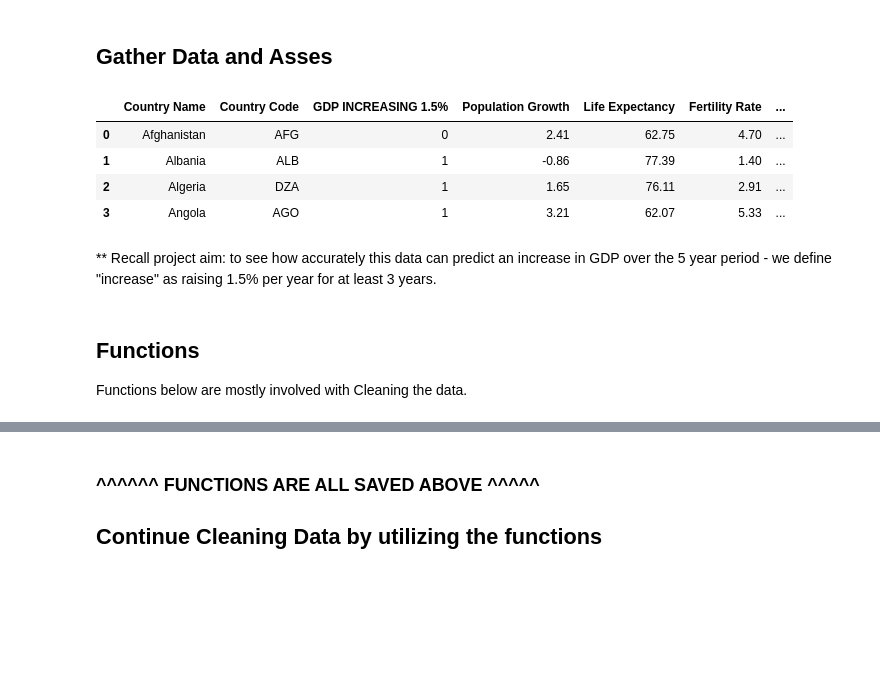
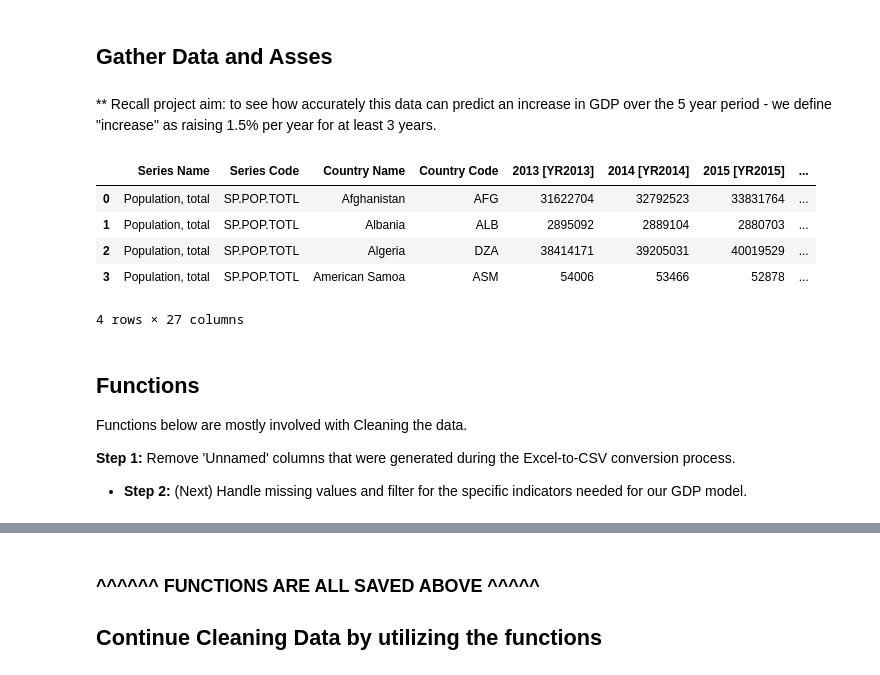
Before and after one commit to adamskirees/Worldbank_ML_Blog, a Jupyter notebook: data.ipynb, the cells around one changed output, grey strips where cells are left out. Cells and saved outputs as stored; diff of their text form; code cells hidden in the pictures; blank space fills up the shorter version.

```diff
--- a/data.ipynb
+++ b/data.ipynb
@@ -13,25 +13,33 @@
 # Python file -beginning stage
 # Initial set up and read in data from spreadsheet. Will need cleaning and intial data wrangle and assessment and EDA.
 
+#IMPORT NECESSARY LIBRARIES
 import pandas as pd
 import numpy as np
 import matplotlib.pyplot as plt
-
-# Read in the CSV -- NOT YET USED
-df = pd.read_csv(r"C:\Users\adam_\Desktop\2. Udacity - Data Science\PROJECTS\BLOG_POST_NEW\DAta\GDP_Dependent.csv")
-
-df.head(4)
+from sklearn.preprocessing import MinMaxScaler
+import numpy as np
+from sklearn.impute import SimpleImputer
-# %% [output]
-|  | Country Name | Country Code | GDP INCREASING 1.5% | Population Growth | Life Expectancy | Fertility Rate | ... |
-| 0 | Afghanistan | AFG | 0 | 2.41 | 62.75 | 4.70 | ... |
-| 1 | Albania | ALB | 1 | -0.86 | 77.39 | 1.40 | ... |
-| 2 | Algeria | DZA | 1 | 1.65 | 76.11 | 2.91 | ... |
-| 3 | Angola | AGO | 1 | 3.21 | 62.07 | 5.33 | ... |
 # %% [markdown]
 ** Recall project aim: to see how accurately this data can predict an increase in GDP over the 5 year period - we define "increase" as raising 1.5% per year for at least 3 years.
-# %% [markdown]
-## Functions
-Functions below are mostly involved with Cleaning the data.
+# %%
+# Read in the initial data from the spreadsheet. Will need cleaning and intial data wrangle and assessment and EDA.
+df = pd.read_excel("GDP_Independent.xlsx")
+
+df.head(4)
+# %% [output]
+|  | Series Name | Series Code | Country Name | Country Code | 2013 [YR2013] | 2014 [YR2014] | 2015 [YR2015] | ... |
+| 0 | Population, total | SP.POP.TOTL | Afghanistan | AFG | 31622704 | 32792523 | 33831764 | ... |
+| 1 | Population, total | SP.POP.TOTL | Albania | ALB | 2895092 | 2889104 | 2880703 | ... |
+| 2 | Population, total | SP.POP.TOTL | Algeria | DZA | 38414171 | 39205031 | 40019529 | ... |
+| 3 | Population, total | SP.POP.TOTL | American Samoa | ASM | 54006 | 53466 | 52878 | ... |
+4 rows × 27 columns
+# %% [markdown]
+## Functions
+Functions below are mostly involved with Cleaning the data.
+
+**Step 1:** Remove 'Unnamed' columns that were generated during the Excel-to-CSV conversion process.
+* **Step 2:** (Next) Handle missing values and filter for the specific indicators needed for our GDP model.
 # %%
 # START WITH BUILDING THE FUCTIONS
 ## Remove these unnamed columns that should not have been bought over.
```
Also changed, not shown: parts of 20 cells of this notebook.
